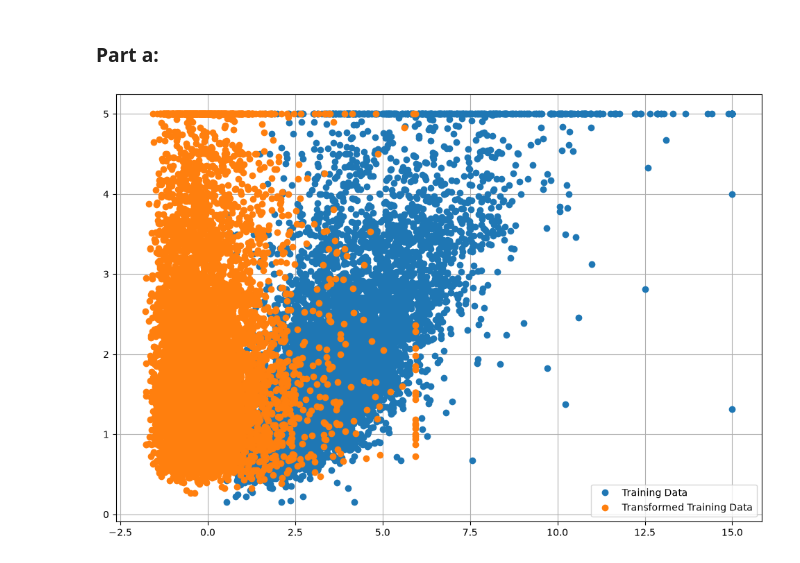
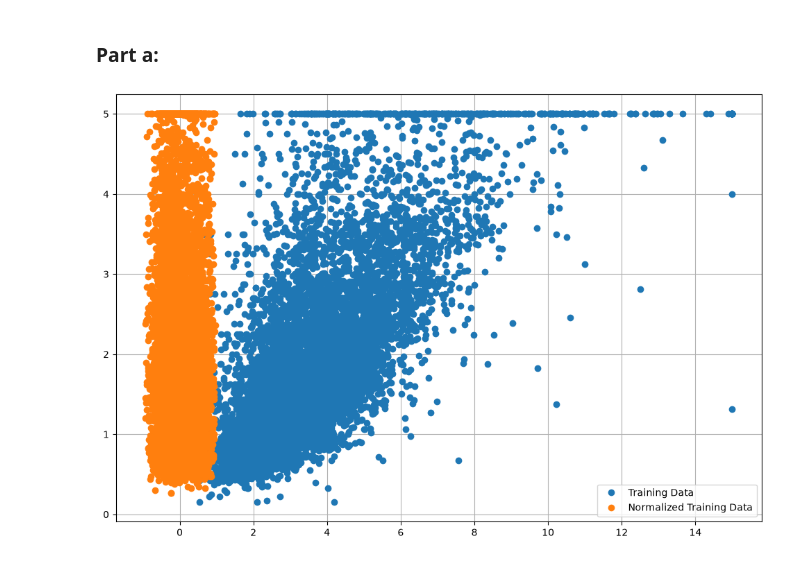
Before and after one commit to OverAmpJinx/NeuralPlayground, a Jupyter notebook: DL-Assignments/assigmnent1.ipynb, the cells around one changed output. Cells and saved outputs as stored; diff of their text form; code cells hidden in the pictures.

```diff
--- a/DL-Assignments/assigmnent1.ipynb
+++ b/DL-Assignments/assigmnent1.ipynb
@@ -18,20 +19,22 @@ X_train_tot, X_test, y_train, y_test = train_test_split(X, y, test_size=0.25, ra
 # %%
 # Split Training Data into Training and Validation Sets first
 # splitting 50/50 for the first try
 
 X_val, X_train, y_val, y_train2 = train_test_split(X_train_tot, y_train, test_size=0.50, random_state=302)
 scaler = StandardScaler()
 normalizer = Normalizer()
 train_split = scaler.fit_transform(X_train)
 val_split = scaler.transform(X_val)
+normalized_train_split = normalizer.fit_transform(train_split)
+normalized_val_split = normalizer.transform(val_split)
 
 
 
 plt.figure(figsize=(12, 8))
 plt.plot(X_train[:, 0], y_train2, 'o', label='Training Data')
-plt.plot(train_split[:, 0], y_val, 'o', label='Transformed Training Data')
+plt.plot(normalized_train_split[:, 0], y_val, 'o', label='Normalized Training Data')
 plt.legend()
 plt.grid(True)
 plt.show()
 # %% [output]
-[figure, old version]
+[figure, new version]
```
Also changed, not shown: parts of 1 cell of this notebook.
